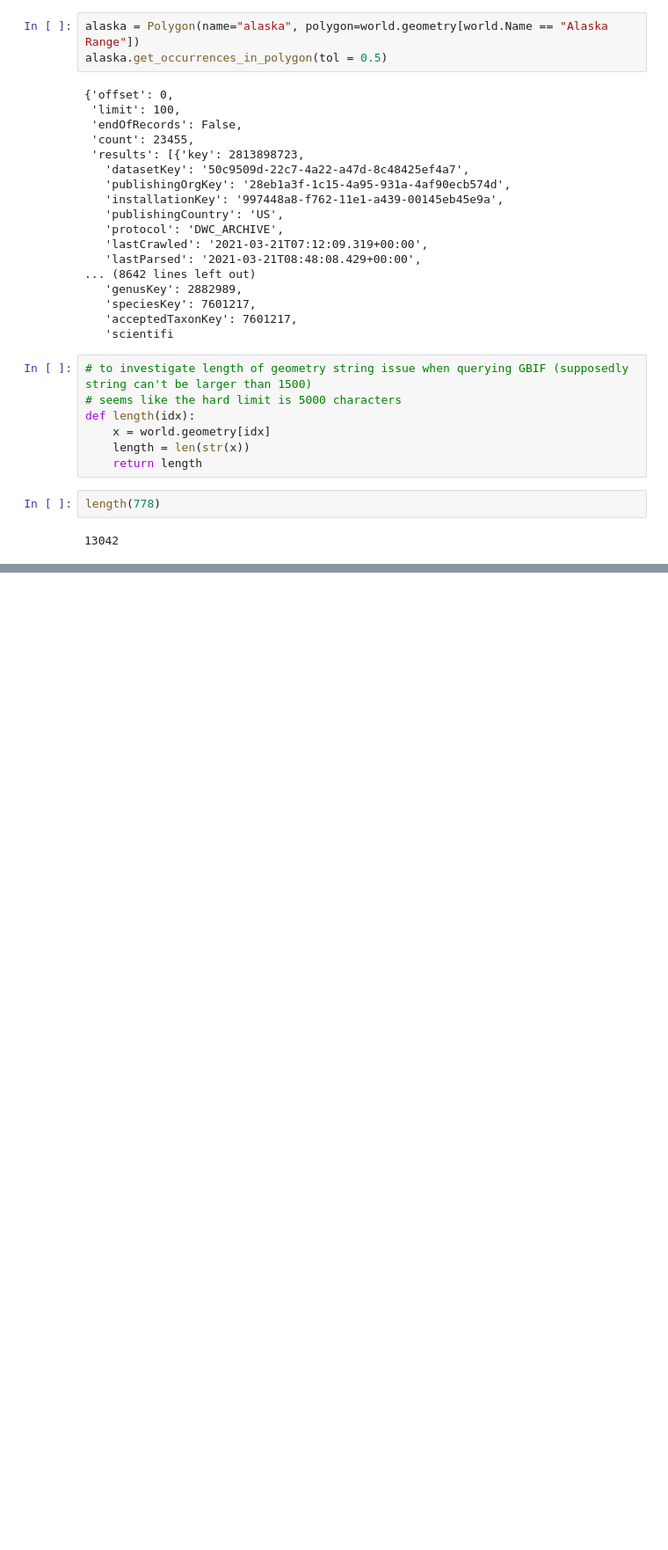
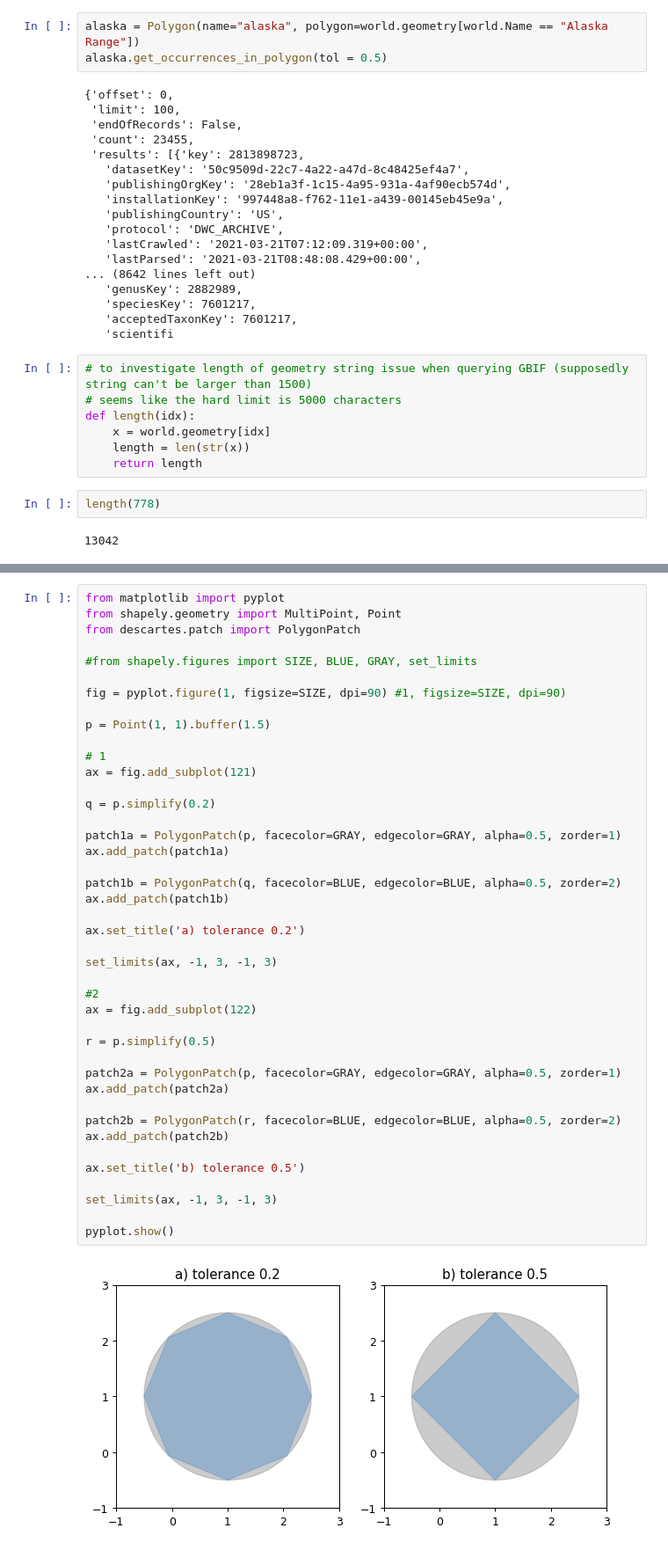
Before and after one commit to j-meek/capcomm, a Jupyter notebook: notebooks/capcomm-dev.ipynb, the cells around one changed output, grey strips where cells are left out. Shown at 88% size. Saved outputs shown, nothing was run; the diff lists cells and outputs as text; blank space fills up the shorter version.

```diff
--- a/notebooks/capcomm-dev.ipynb
+++ b/notebooks/capcomm-dev.ipynb
@@ -362,0 +510,44 @@ length(778)
+# %%
+from matplotlib import pyplot
+from shapely.geometry import MultiPoint, Point
+from descartes.patch import PolygonPatch
+
+#from shapely.figures import SIZE, BLUE, GRAY, set_limits
+
+fig = pyplot.figure(1, figsize=SIZE, dpi=90) #1, figsize=SIZE, dpi=90)
+
+p = Point(1, 1).buffer(1.5)
+
+# 1
+ax = fig.add_subplot(121)
+
+q = p.simplify(0.2)
+
+patch1a = PolygonPatch(p, facecolor=GRAY, edgecolor=GRAY, alpha=0.5, zorder=1)
+ax.add_patch(patch1a)
+
+patch1b = PolygonPatch(q, facecolor=BLUE, edgecolor=BLUE, alpha=0.5, zorder=2)
+ax.add_patch(patch1b)
+
+ax.set_title('a) tolerance 0.2')
+
+set_limits(ax, -1, 3, -1, 3)
+
+#2
+ax = fig.add_subplot(122)
+
+r = p.simplify(0.5)
+
+patch2a = PolygonPatch(p, facecolor=GRAY, edgecolor=GRAY, alpha=0.5, zorder=1)
+ax.add_patch(patch2a)
+
+patch2b = PolygonPatch(r, facecolor=BLUE, edgecolor=BLUE, alpha=0.5, zorder=2)
+ax.add_patch(patch2b)
+
+ax.set_title('b) tolerance 0.5')
+
+set_limits(ax, -1, 3, -1, 3)
+
+pyplot.show()
+# %% [output]
+[figure, added]
```
Also changed, not shown: parts of 60 cells of this notebook.
